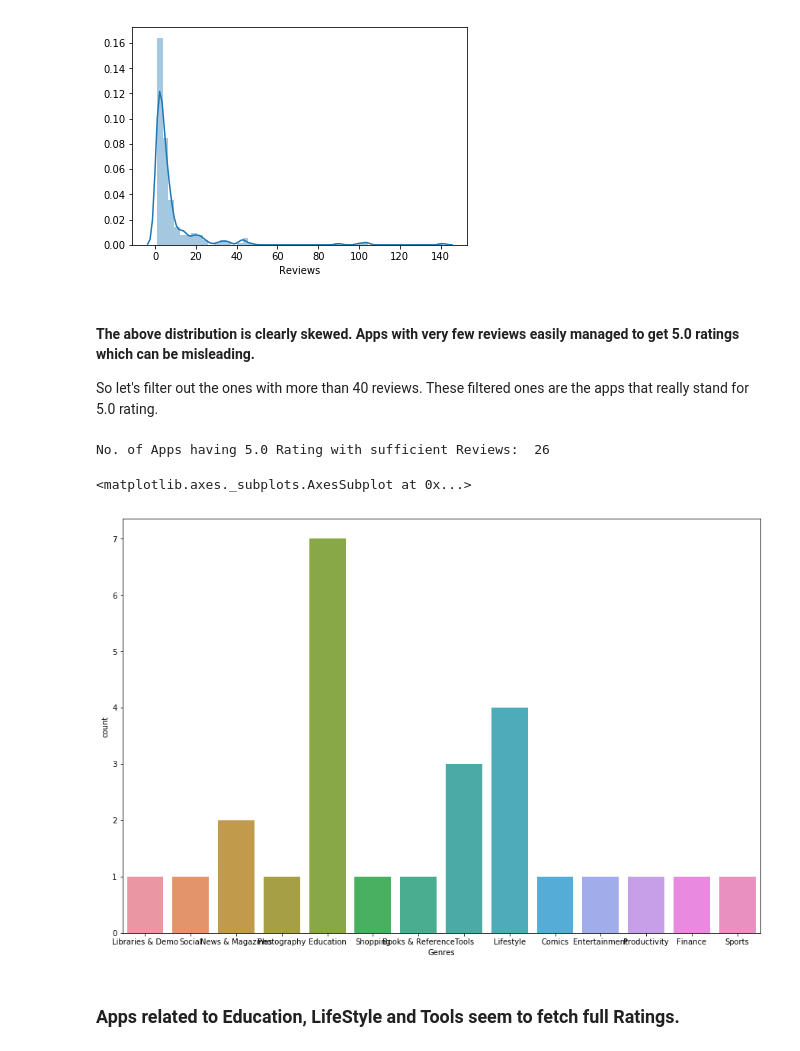
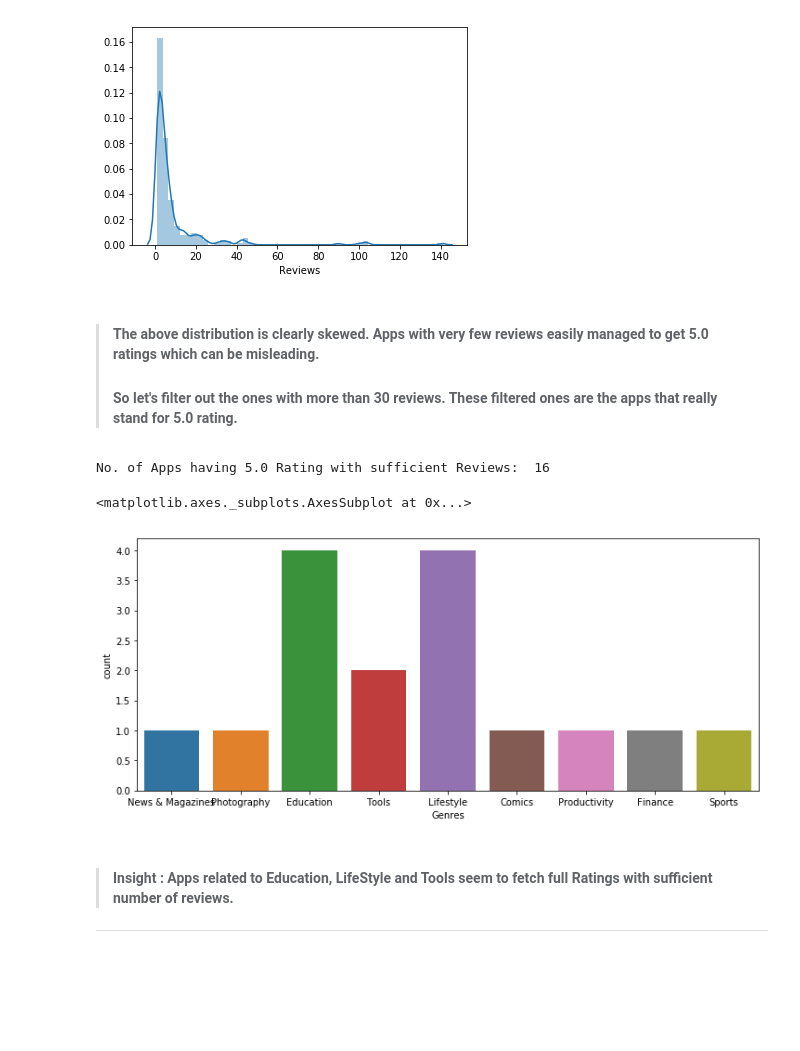
Before and after one commit to Sudz24/PlayStore, a Jupyter notebook: GooglePlayStore_Analysis.ipynb, the cells around one changed output. Cells and saved outputs as stored; diff of their text form; code cells hidden in the pictures; blank space fills up the shorter version.

```diff
--- a/GooglePlayStore_Analysis.ipynb
+++ b/GooglePlayStore_Analysis.ipynb
@@ -52 +77,3 @@ df.shape
+# %%
+df.drop_duplicates(inplace=True)
 # %% [markdown]
@@ -355,22 +422,24 @@ sns.distplot(df_full.Reviews)
 <matplotlib.axes._subplots.AxesSubplot at 0x...>
 [figure]
 # %% [markdown]
-#### The above distribution is clearly skewed. Apps with very few reviews easily managed to get 5.0 ratings which can be misleading.
-So let's filter out the ones with more than 40 reviews. These filtered ones are the apps that really stand for 5.0 rating.
+> #### The above distribution is clearly skewed. Apps with very few reviews easily managed to get 5.0 ratings which can be misleading.
+> #### So let's filter out the ones with more than 30 reviews. These filtered ones are the apps that really stand for 5.0 rating.
 # %%
-df_full = df_full[df.Reviews > 20]
+df_full = df_full[df.Reviews > 30]
 # %%
 print("No. of Apps having 5.0 Rating with sufficient Reviews: ",df_full.App.count())
 # %% [output]
-No. of Apps having 5.0 Rating with sufficient Reviews:  26
+No. of Apps having 5.0 Rating with sufficient Reviews:  16
 # %%
-plt.figure(figsize=(15,10))
+plt.figure(figsize=(12,5))
 sns.countplot(df_full.Genres)
 # %% [output]
 <matplotlib.axes._subplots.AxesSubplot at 0x...>
-[figure, old version]
+[figure, new version]
 # %% [markdown]
-### Apps related to Education, LifeStyle and Tools seem to fetch full Ratings.
+> #### Insight : Apps related to Education, LifeStyle and Tools seem to fetch full Ratings with sufficient number of reviews.
+
+***
 # %%
 sns.countplot(df_full.Price)
 # %% [output]
```
Also changed, not shown: parts of 86 cells of this notebook.
